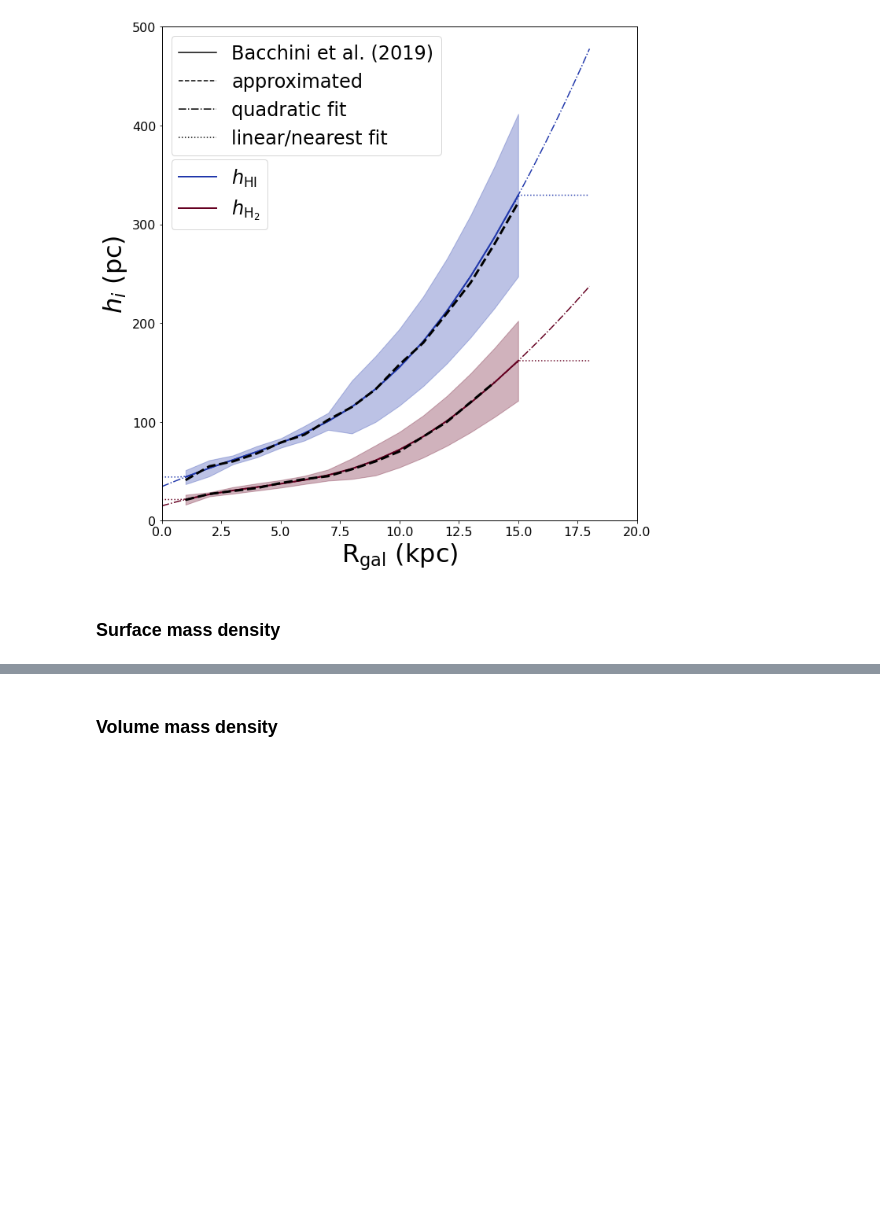
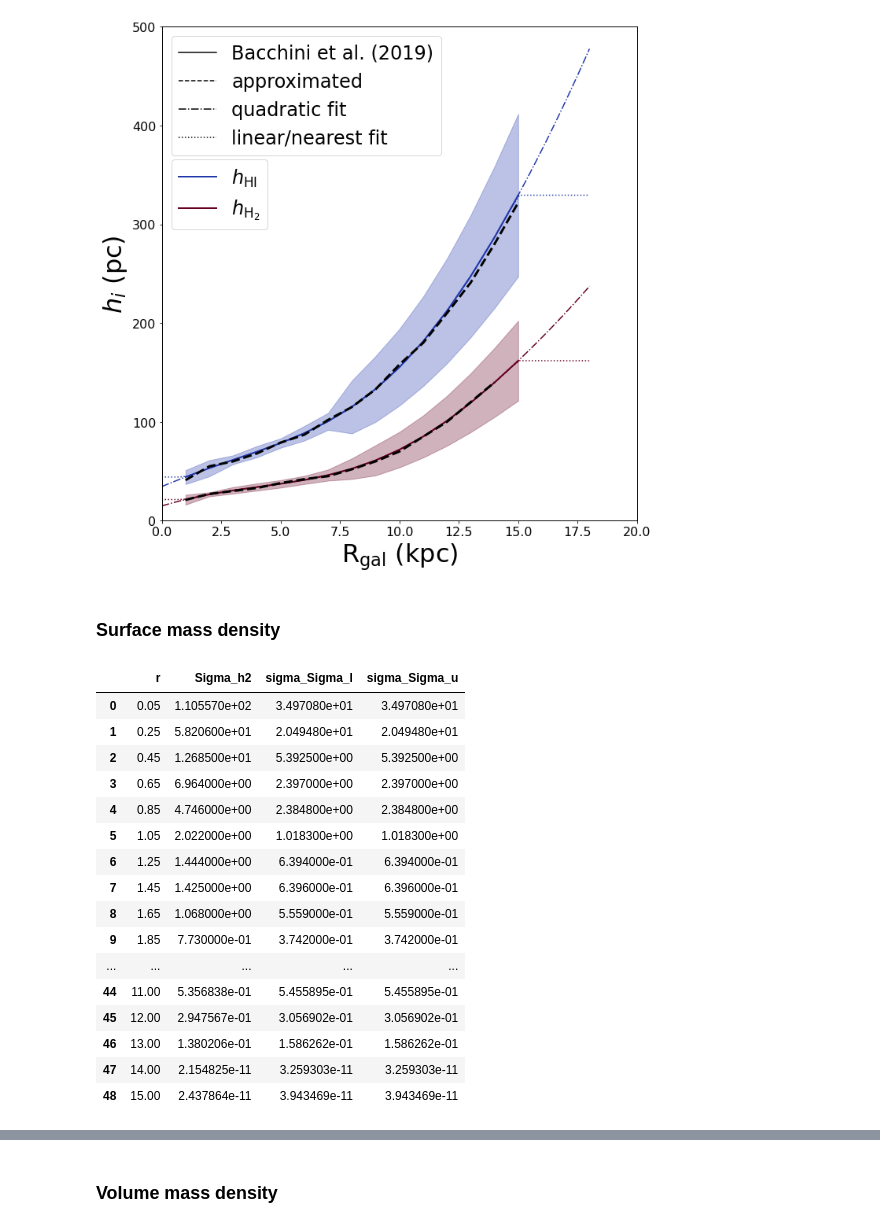
Before and after one commit to CraigYanitski/kosmatau3d, a Jupyter notebook: notebooks/full model/model_inspection.ipynb, the cells around one changed output, grey strips where cells are left out. Drawn from its saved outputs; the diff is of its cells as text; code cells hidden in the pictures; blank space fills up the shorter version.

```diff
--- a/notebooks/full model/model_inspection.ipynb
+++ b/notebooks/full model/model_inspection.ipynb
@@ -147,6 +147,26 @@ plt.savefig('plots/scale-height_dist.png') ;
 [figure]
 # %% [markdown]
 ### Surface mass density
+# %%
+sigma_h2_mb
+# %% [output]
+|  | r | Sigma_h2 | sigma_Sigma_l | sigma_Sigma_u |
+| 0 | 0.05 | 1.105570e+02 | 3.497080e+01 | 3.497080e+01 |
+| 1 | 0.25 | 5.820600e+01 | 2.049480e+01 | 2.049480e+01 |
+| 2 | 0.45 | 1.268500e+01 | 5.392500e+00 | 5.392500e+00 |
+| 3 | 0.65 | 6.964000e+00 | 2.397000e+00 | 2.397000e+00 |
+| 4 | 0.85 | 4.746000e+00 | 2.384800e+00 | 2.384800e+00 |
+| 5 | 1.05 | 2.022000e+00 | 1.018300e+00 | 1.018300e+00 |
+| 6 | 1.25 | 1.444000e+00 | 6.394000e-01 | 6.394000e-01 |
+| 7 | 1.45 | 1.425000e+00 | 6.396000e-01 | 6.396000e-01 |
+| 8 | 1.65 | 1.068000e+00 | 5.559000e-01 | 5.559000e-01 |
+| 9 | 1.85 | 7.730000e-01 | 3.742000e-01 | 3.742000e-01 |
+| ... | ... | ... | ... | ... |
+| 44 | 11.00 | 5.356838e-01 | 5.455895e-01 | 5.455895e-01 |
+| 45 | 12.00 | 2.947567e-01 | 3.056902e-01 | 3.056902e-01 |
+| 46 | 13.00 | 1.380206e-01 | 1.586262e-01 | 1.586262e-01 |
+| 47 | 14.00 | 2.154825e-11 | 3.259303e-11 | 3.259303e-11 |
+| 48 | 15.00 | 2.437864e-11 | 3.943469e-11 | 3.943469e-11 |
 # %%
 sigma_h2_bacchini = pd.read_csv(data_dir + 'h2_surface-density_bacchini.dat', delim_whitespace=True, skiprows=1)
 sigma_hi_bacchini = pd.read_csv(data_dir + 'hi_surface-density_bacchini.dat', delim_whitespace=True, skiprows=1)
```
Also changed, not shown: parts of 6 cells of this notebook, 4 other files.
